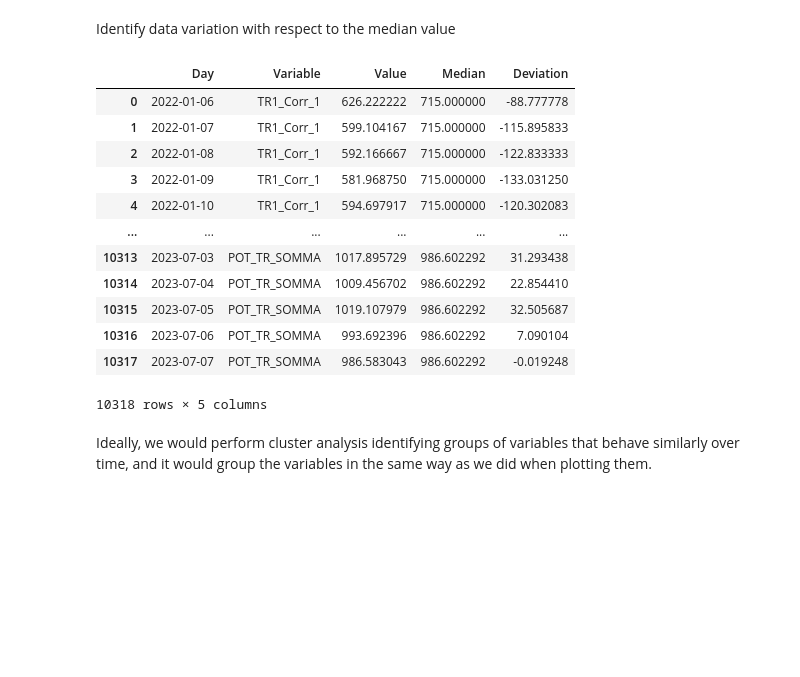
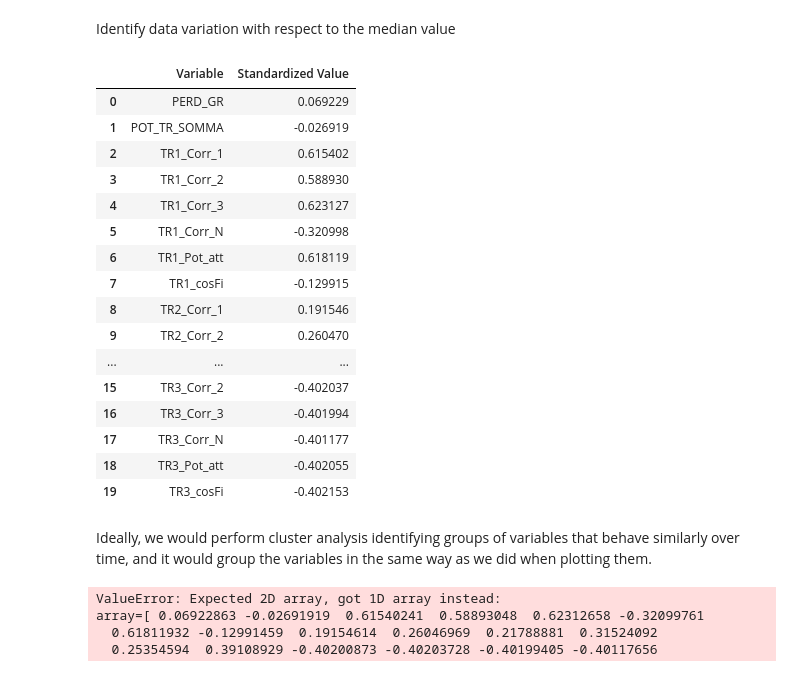
Before and after one commit to Matt17BR/ml4ds2324_cluster_analysis, a Jupyter notebook: scripts/exploratory_data_analysis.ipynb, the cells around one changed output. Drawn from its saved outputs; the diff is of its cells as text; code cells hidden in the pictures; blank space fills up the shorter version.

```diff
--- a/scripts/exploratory_data_analysis.ipynb
+++ b/scripts/exploratory_data_analysis.ipynb
@@ -204,7 +204,7 @@ standardized_data = pd.DataFrame()
 # Standardizing the 'Value' for each group
 for name, group in grouped_data:
     scaler = StandardScaler()
-    group['Standardized_Value'] = scaler.fit_transform(group[['Value']])
+    group['Standardized Value'] = scaler.fit_transform(group[['Value']])
     standardized_data = pd.concat([standardized_data, group])
 
 standardized_data
@@ -216,7 +216,7 @@ variables = standardized_data['Variable'].unique()
 
 for variable in variables:
     subset = standardized_data[standardized_data['Variable'] == variable]
-    plt.plot(subset['Day'], subset['Standardized_Value'], label=variable)
+    plt.plot(subset['Day'], subset['Standardized Value'], label=variable)
 
 plt.xlabel('Date')
 plt.ylabel('Daily Mean Value')
@@ -230,31 +230,52 @@ plt.show()
 [figure]
 # %% [markdown]
 Identify data variation with respect to the median value
-# %%
-# Calculating the median value for each variable
-medians = data_day_mean.groupby('Variable')['Value'].median()
-
-# Merging the median values with the original data for comparison
-day_with_median = data_day_mean.merge(medians, on='Variable', suffixes=('', '_median'))
-day_with_median.rename(columns={"Value_median": "Median"}, inplace=True)
-
-# Calculating the deviation from the variable median for each data point
-day_with_median['Deviation'] = day_with_median['Value'] - day_with_median['Median']
-
-day_with_median
-# %% [output]
-|  | Day | Variable | Value | Median | Deviation |
-| 0 | 2022-01-06 | TR1_Corr_1 | 626.222222 | 715.000000 | -88.777778 |
-| 1 | 2022-01-07 | TR1_Corr_1 | 599.104167 | 715.000000 | -115.895833 |
-| 2 | 2022-01-08 | TR1_Corr_1 | 592.166667 | 715.000000 | -122.833333 |
-| 3 | 2022-01-09 | TR1_Corr_1 | 581.968750 | 715.000000 | -133.031250 |
-| 4 | 2022-01-10 | TR1_Corr_1 | 594.697917 | 715.000000 | -120.302083 |
-| ... | ... | ... | ... | ... | ... |
-| 10313 | 2023-07-03 | POT_TR_SOMMA | 1017.895729 | 986.602292 | 31.293438 |
-| 10314 | 2023-07-04 | POT_TR_SOMMA | 1009.456702 | 986.602292 | 22.854410 |
-| 10315 | 2023-07-05 | POT_TR_SOMMA | 1019.107979 | 986.602292 | 32.505687 |
-| 10316 | 2023-07-06 | POT_TR_SOMMA | 993.692396 | 986.602292 | 7.090104 |
-| 10317 | 2023-07-07 | POT_TR_SOMMA | 986.583043 | 986.602292 | -0.019248 |
-10318 rows × 5 columns
+# %%
+# Calculating the median value for each standardized variable
+medians_standardized = standardized_data.groupby('Variable')['Standardized Value'].median().reset_index()
+
+medians_standardized
+# %% [output]
+|  | Variable | Standardized Value |
+| 0 | PERD_GR | 0.069229 |
+| 1 | POT_TR_SOMMA | -0.026919 |
+| 2 | TR1_Corr_1 | 0.615402 |
+| 3 | TR1_Corr_2 | 0.588930 |
+| 4 | TR1_Corr_3 | 0.623127 |
+| 5 | TR1_Corr_N | -0.320998 |
+| 6 | TR1_Pot_att | 0.618119 |
+| 7 | TR1_cosFi | -0.129915 |
+| 8 | TR2_Corr_1 | 0.191546 |
+| 9 | TR2_Corr_2 | 0.260470 |
+| ... | ... | ... |
+| 15 | TR3_Corr_2 | -0.402037 |
+| 16 | TR3_Corr_3 | -0.401994 |
+| 17 | TR3_Corr_N | -0.401177 |
+| 18 | TR3_Pot_att | -0.402055 |
+| 19 | TR3_cosFi | -0.402153 |
 # %% [markdown]
 Ideally, we would perform cluster analysis identifying groups of variables that behave similarly over time, and it would group the variables in the same way as we did when plotting them.
+# %%
+from sklearn.cluster import KMeans, DBSCAN
+
+# K-means clustering
+# For demonstration, let's choose a random number of clusters, say 3
+kmeans = KMeans(n_clusters=3, random_state=123)
+kmeans_clusters = kmeans.fit_predict(medians_standardized['Standardized Value'])
+
+# DBSCAN clustering
+# Using default parameters for demonstration
+dbscan = DBSCAN()
+dbscan_clusters = dbscan.fit_predict(medians_standardized['Standardized Value'])
+
+# Adding cluster labels to the median_values DataFrame
+medians_standardized['KMeans_Cluster'] = kmeans_clusters
+medians_standardized['DBSCAN_Cluster'] = dbscan_clusters
+
+# Display the first few rows of the DataFrame with cluster labels
+medians_standardized.head()
+# %% [output]
+ValueError: Expected 2D array, got 1D array instead:
+array=[ 0.06922863 -0.02691919  0.61540241  0.58893048  0.62312658 -0.32099761
+  0.61811932 -0.12991459  0.19154614  0.26046969  0.21788881  0.31524092
+  0.25354594  0.39108929 -0.40200873 -0.40203728 -0.40199405 -0.40117656
```
